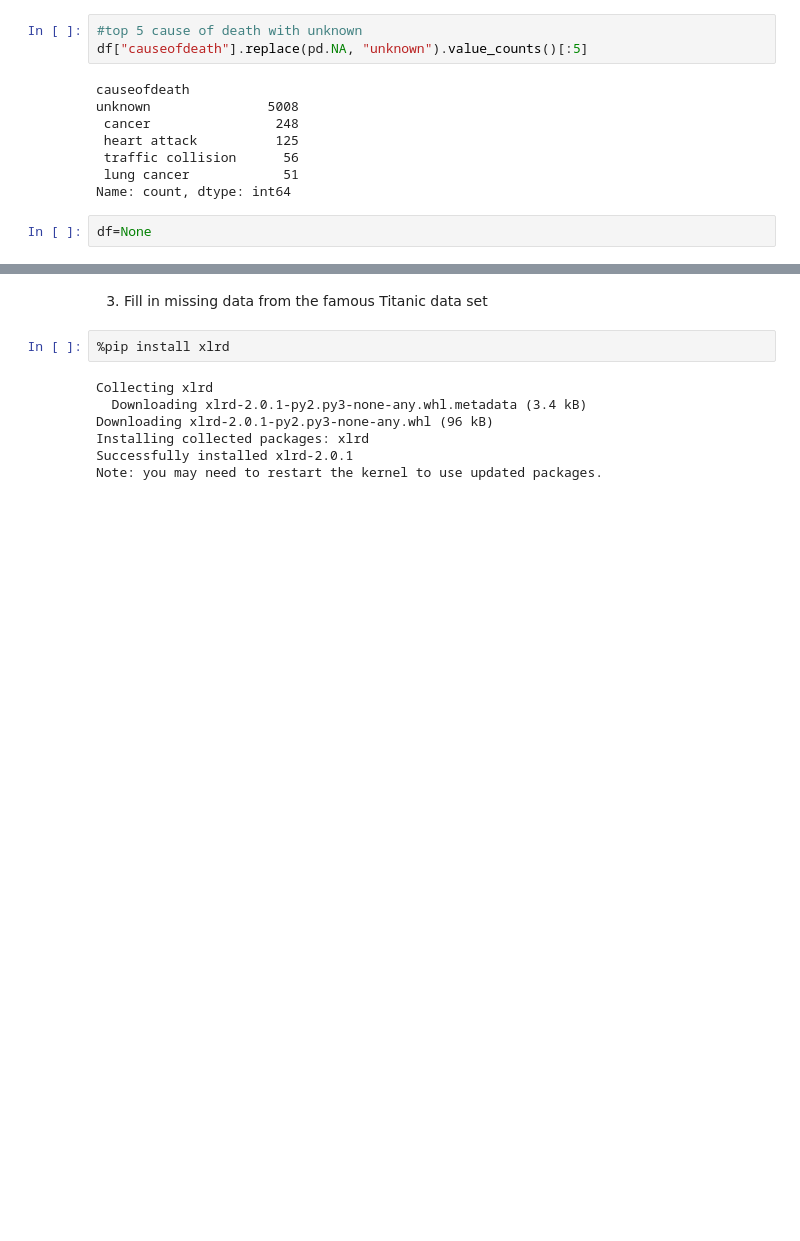
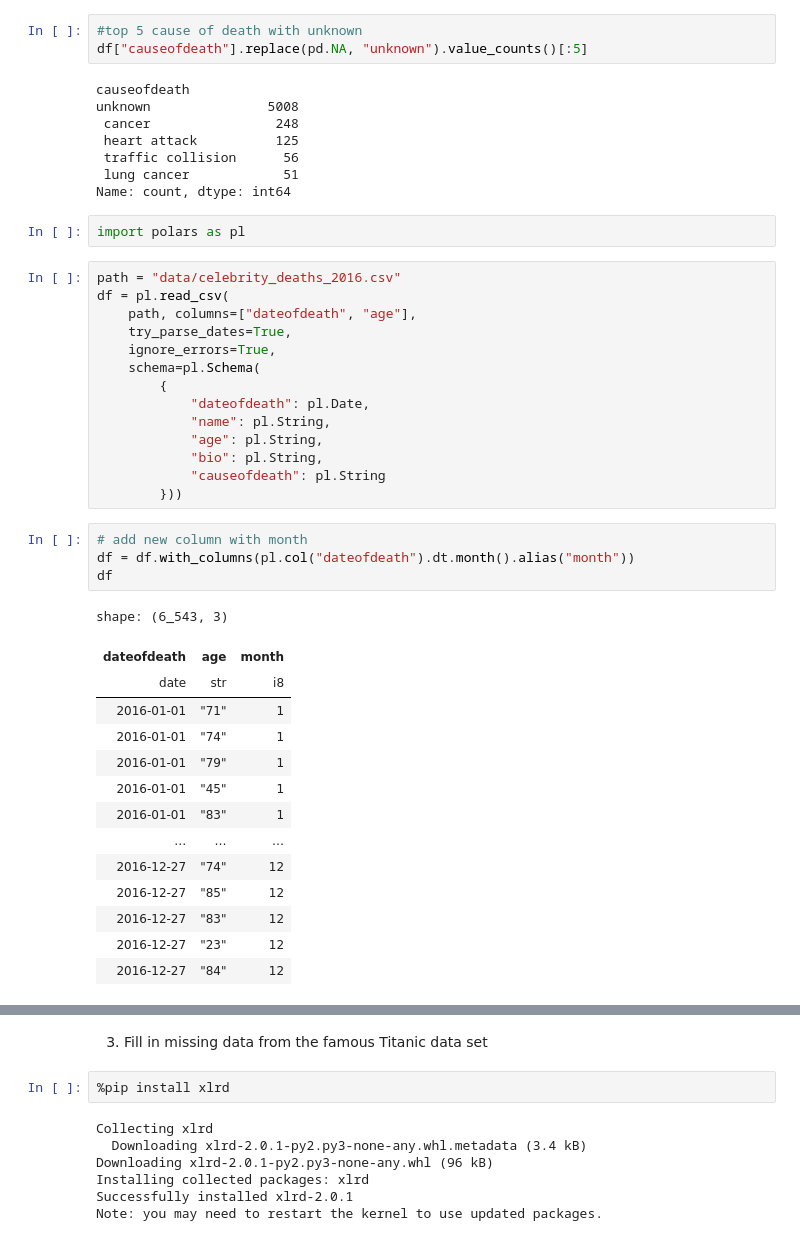
Before and after one commit to iljavaleev/arrow_examples, a Jupyter notebook: pandas_clean.ipynb, the cells around one changed output, grey strips where cells are left out. Saved outputs shown, nothing was run; the diff lists cells and outputs as text; blank space fills up the shorter version.

Commit message:
ch5 add polars

```diff
--- a/pandas_clean.ipynb
+++ b/pandas_clean.ipynb
@@ -145,5 +183,38 @@ unknown               5008
  traffic collision      56
  lung cancer            51
 Name: count, dtype: int64
-# %%
-df=None
+# %%
+import polars as pl
+# %%
+path = "data/celebrity_deaths_2016.csv"
+df = pl.read_csv(
+    path, columns=["dateofdeath", "age"],
+    try_parse_dates=True,
+    ignore_errors=True,
+    schema=pl.Schema(
+        {
+            "dateofdeath": pl.Date,
+            "name": pl.String,
+            "age": pl.String,
+            "bio": pl.String,
+            "causeofdeath": pl.String
+        }))
+# %%
+# add new column with month
+df = df.with_columns(pl.col("dateofdeath").dt.month().alias("month"))
+df
+# %% [output]
+shape: (6_543, 3)
+| dateofdeath | age | month |
+| date | str | i8 |
+| 2016-01-01 | "71" | 1 |
+| 2016-01-01 | "74" | 1 |
+| 2016-01-01 | "79" | 1 |
+| 2016-01-01 | "45" | 1 |
+| 2016-01-01 | "83" | 1 |
+| … | … | … |
+| 2016-12-27 | "74" | 12 |
+| 2016-12-27 | "85" | 12 |
+| 2016-12-27 | "83" | 12 |
+| 2016-12-27 | "23" | 12 |
+| 2016-12-27 | "84" | 12 |
```
Also changed, not shown: parts of 29 cells of this notebook, 2 other files.
